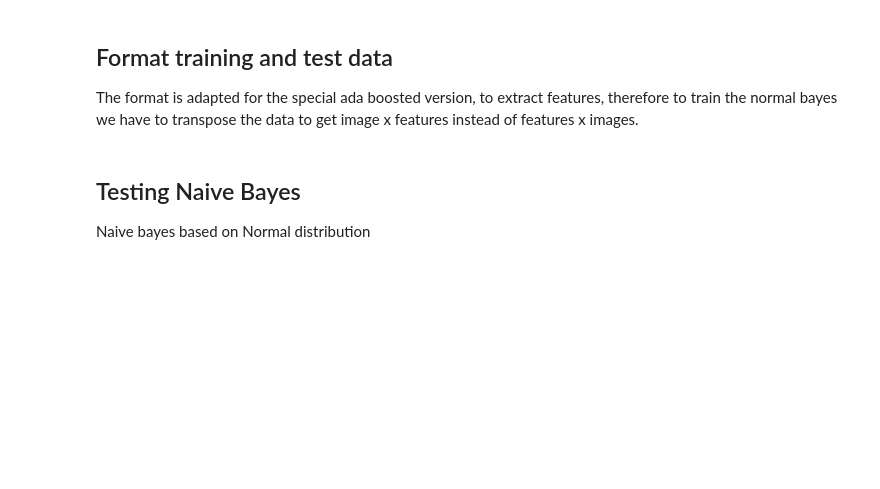
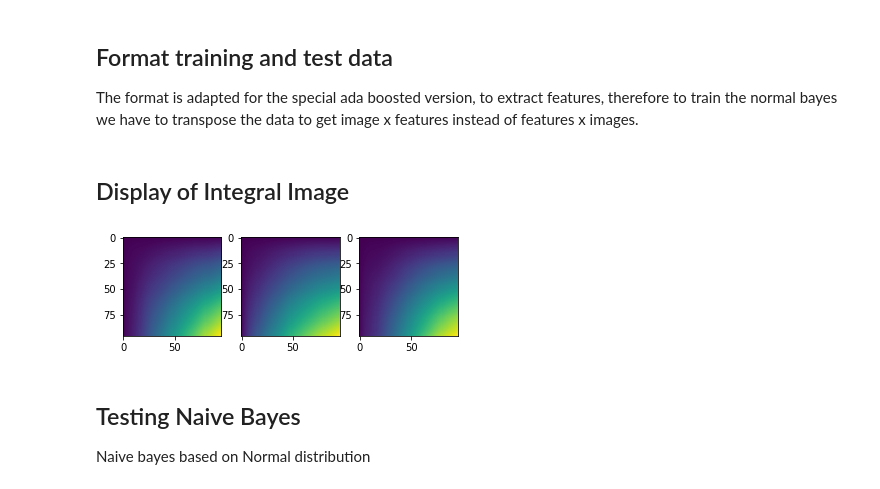
Before and after one commit to JonasRSV/HAR-Plus-Bayesian-Face-Recognition, a Jupyter notebook: Demo.ipynb, the cells around one changed output. Drawn from its saved outputs; the diff is of its cells as text; code cells hidden in the pictures; blank space fills up the shorter version.

```diff
--- a/Demo.ipynb
+++ b/Demo.ipynb
@@ -125,10 +127,6 @@ if not os.path.isfile("training_feature_matrix.npy"):
 
     save("training_feature_matrix", training)
     save("test_feature_matrix", test)
-
-
-    training_for_bayes = training.T
-    test_for_bayes = test.T
 else:
     training = load("training_feature_matrix.npy")
     test = load("test_feature_matrix.npy")
@@ -138,6 +136,18 @@ else:
     IItest = pickle.load(outTest)
     outTrain.close()
     outTest.close()
+# %% [markdown]
+## Display of Integral Image
+# %%
+
+fig, (ax1, ax2, ax3) = plt.subplots(1, 3)
+ax1.imshow(IItraining[0].ii)
+ax2.imshow(IItraining[200].ii)
+ax3.imshow(IItraining[400].ii)
+
+plt.show()
+# %% [output]
+[figure, added]
 # %% [markdown]
 ## Testing Naive Bayes
 
```
Also changed, not shown: parts of 7 cells of this notebook, 1 other file.
